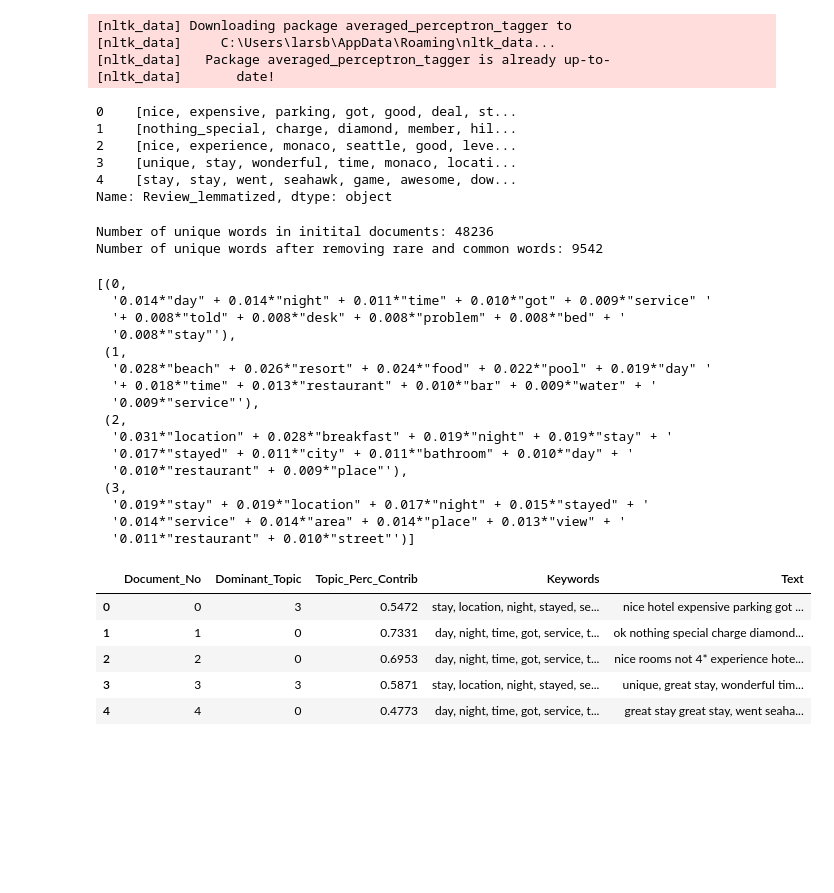
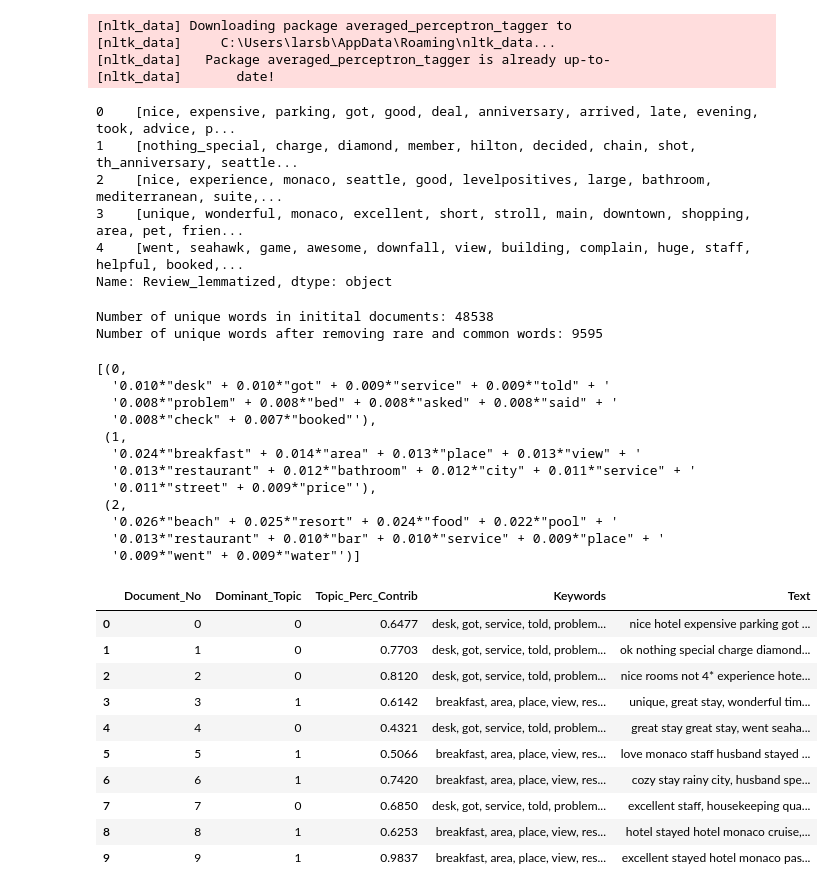
Before and after one commit to Milan-Exchange/Text-Mining-and-Search, a Jupyter notebook: topic_modeling/lda.ipynb, the cells around one changed output. Drawn from its saved outputs; the diff is of its cells as text; code cells hidden in the pictures; blank space fills up the shorter version.

```diff
--- a/topic_modeling/lda.ipynb
+++ b/topic_modeling/lda.ipynb
@@ -46,3 +40,20 @@ stopwords.extend(extra_words)
+# %%
+import nltk
+stopwords = nltk.corpus.stopwords.words('english')
+extra_words =["hotel", "room", "nt", "great", 'night', 'day', 'stay', 'stayed', 'time', 'location']
+
+"""
+'also', 'meanwhile','however', 'time', 'hour', 'soon', 'day', \
+'book', 'there', 'hotel', 'room', 'leave', 'arrive', 'place', \
+'stay', 'staff', 'location', 'service', 'come', 'check', 'ask', \
+'lot', 'thing', 'soooo', 'add', \
+'rarely', 'use', 'look', 'minute', 'bring', 'need', 'world',
+, 'from', 'subject', 're', 'edu', 'use', 'not', 'would', 'say', 'could', '_', 'be', 'know',
+                   'good', 'go', 'get', 'do', 'done', 'try', 'many', 'some', 'nice', 'thank', 'think', 'see',
+                   'rather', 'easy', 'easily', 'lot', 'lack', 'make', 'want', 'seem', 'run', 'need', 'even',
+                   'right', 'line', 'even', 'also', 'may', 'take', 'come'
+"""
+stopwords.extend(extra_words)
 # %%
 for x in range(len(data)):
     data['Review_lemmatized'][x] = re.sub(r'[^\w\s]', '',  data['Review_lemmatized'][x])
@@ -109,11 +113,11 @@ reviews_w_ngrams = reviews_w_ngrams.map(lambda x: [word for word in x.split()\
 
 reviews_w_ngrams.head()
 # %% [output]
-0    [nice, expensive, parking, got, good, deal, st...
-1    [nothing_special, charge, diamond, member, hil...
-2    [nice, experience, monaco, seattle, good, leve...
-3    [unique, stay, wonderful, time, monaco, locati...
-4    [stay, stay, went, seahawk, game, awesome, dow...
+0    [nice, expensive, parking, got, good, deal, anniversary, arrived, late, evening, took, advice, p...
+1    [nothing_special, charge, diamond, member, hilton, decided, chain, shot, th_anniversary, seattle...
+2    [nice, experience, monaco, seattle, good, levelpositives, large, bathroom, mediterranean, suite,...
+3    [unique, wonderful, monaco, excellent, short, stroll, main, downtown, shopping, area, pet, frien...
+4    [went, seahawk, game, awesome, downfall, view, building, complain, huge, staff, helpful, booked,...
 Name: Review_lemmatized, dtype: object
 # %%
 # Filter for only nouns
@@ -126,6 +130,7 @@ def noun_only(x):
 
 final_reviews = reviews_w_ngrams.map(noun_only)
 # %%
+# LDA model
 dictionary = corpora.Dictionary(final_reviews)
 
 print('Number of unique words in initital documents:', len(dictionary))
@@ -138,39 +143,35 @@ doc_term_matrix = [dictionary.doc2bow(doc) for doc in final_reviews]
 
 lda_model = gensim.models.ldamodel.LdaModel(corpus=doc_term_matrix,
                                            id2word=dictionary,
-                                           num_topics=4,
+                                           num_topics=3,
                                            random_state=100,
                                            chunksize=2000,
                                            passes=40,
-                                           alpha='symmetric',
-                                           eta= 0.1,
+                                           alpha=.1,
+                                           eta= 0.01,
                                            iterations=100,
                                            #per_word_topics=True
                                                 )
 # %% [output]
-Number of unique words in initital documents: 48236
-Number of unique words after removing rare and common words: 9542
+Number of unique words in initital documents: 48538
+Number of unique words after removing rare and common words: 9595
 # %%
 # Print the keyword of topics
 pprint(lda_model.print_topics())
 doc_lda = lda_model[doc_term_matrix]
 # %% [output]
 [(0,
-  '0.014*"day" + 0.014*"night" + 0.011*"time" + 0.010*"got" + 0.009*"service" '
-  '+ 0.008*"told" + 0.008*"desk" + 0.008*"problem" + 0.008*"bed" + '
-  '0.008*"stay"'),
+  '0.010*"desk" + 0.010*"got" + 0.009*"service" + 0.009*"told" + '
+  '0.008*"problem" + 0.008*"bed" + 0.008*"asked" + 0.008*"said" + '
+  '0.008*"check" + 0.007*"booked"'),
  (1,
-  '0.028*"beach" + 0.026*"resort" + 0.024*"food" + 0.022*"pool" + 0.019*"day" '
-  '+ 0.018*"time" + 0.013*"restaurant" + 0.010*"bar" + 0.009*"water" + '
-  '0.009*"service"'),
+  '0.024*"breakfast" + 0.014*"area" + 0.013*"place" + 0.013*"view" + '
+  '0.013*"restaurant" + 0.012*"bathroom" + 0.012*"city" + 0.011*"service" + '
+  '0.011*"street" + 0.009*"price"'),
  (2,
-  '0.031*"location" + 0.028*"breakfast" + 0.019*"night" + 0.019*"stay" + '
-  '0.017*"stayed" + 0.011*"city" + 0.011*"bathroom" + 0.010*"day" + '
-  '0.010*"restaurant" + 0.009*"place"'),
- (3,
-  '0.019*"stay" + 0.019*"location" + 0.017*"night" + 0.015*"stayed" + '
-  '0.014*"service" + 0.014*"area" + 0.014*"place" + 0.013*"view" + '
-  '0.011*"restaurant" + 0.010*"street"')]
+  '0.026*"beach" + 0.025*"resort" + 0.024*"food" + 0.022*"pool" + '
+  '0.013*"restaurant" + 0.010*"bar" + 0.010*"service" + 0.009*"place" + '
+  '0.009*"went" + 0.009*"water"')]
 # %%
 # Lists documents most dominant topics and its percentage contribution in each document.
 
@@ -202,17 +203,22 @@ def format_topics_sentences(ldamodel=None, corpus=doc_term_matrix):
 # %%
 df_topic_sents_keywords = format_topics_sentences(ldamodel=lda_model, corpus=doc_term_matrix)
 
 # Format
 df_dominant_topic = df_topic_sents_keywords.reset_index()
 df_dominant_topic.columns = ['Document_No', 'Dominant_Topic', 'Topic_Perc_Contrib', 'Keywords', 'Text']
-df_dominant_topic.head(5)
+df_dominant_topic.head(10)
 # %% [output]
 |  | Document_No | Dominant_Topic | Topic_Perc_Contrib | Keywords | Text |
-| 0 | 0 | 3 | 0.5472 | stay, location, night, stayed, se... | nice hotel expensive parking got ... |
-| 1 | 1 | 0 | 0.7331 | day, night, time, got, service, t... | ok nothing special charge diamond... |
-| 2 | 2 | 0 | 0.6953 | day, night, time, got, service, t... | nice rooms not 4* experience hote... |
-| 3 | 3 | 3 | 0.5871 | stay, location, night, stayed, se... | unique, great stay, wonderful tim... |
-| 4 | 4 | 0 | 0.4773 | day, night, time, got, service, t... | great stay great stay, went seaha... |
+| 0 | 0 | 0 | 0.6477 | desk, got, service, told, problem... | nice hotel expensive parking got ... |
+| 1 | 1 | 0 | 0.7703 | desk, got, service, told, problem... | ok nothing special charge diamond... |
+| 2 | 2 | 0 | 0.8120 | desk, got, service, told, problem... | nice rooms not 4* experience hote... |
+| 3 | 3 | 1 | 0.6142 | breakfast, area, place, view, res... | unique, great stay, wonderful tim... |
+| 4 | 4 | 0 | 0.4321 | desk, got, service, told, problem... | great stay great stay, went seaha... |
+| 5 | 5 | 1 | 0.5066 | breakfast, area, place, view, res... | love monaco staff husband stayed ... |
+| 6 | 6 | 1 | 0.7420 | breakfast, area, place, view, res... | cozy stay rainy city, husband spe... |
+| 7 | 7 | 0 | 0.6850 | desk, got, service, told, problem... | excellent staff, housekeeping qua... |
+| 8 | 8 | 1 | 0.6253 | breakfast, area, place, view, res... | hotel stayed hotel monaco cruise,... |
+| 9 | 9 | 1 | 0.9837 | breakfast, area, place, view, res... | excellent stayed hotel monaco pas... |
 # %%
 # Lists all topics and displays the most central tokens and representative sentence for each topic.
 
```
Also changed, not shown: parts of 13 cells of this notebook, 1 other file.
